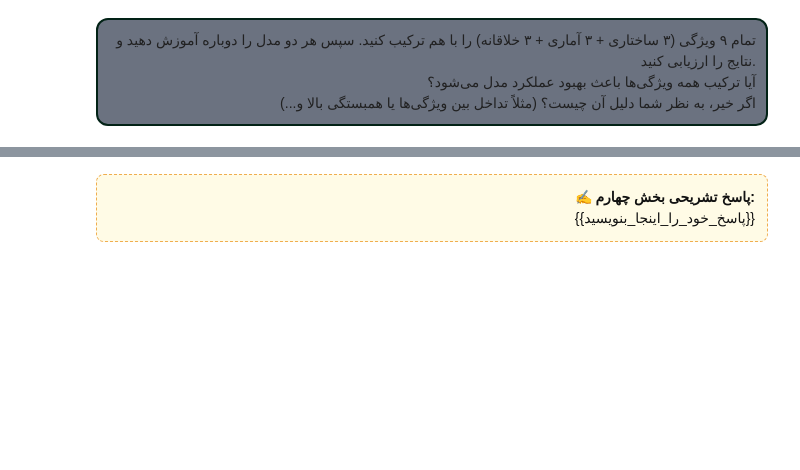
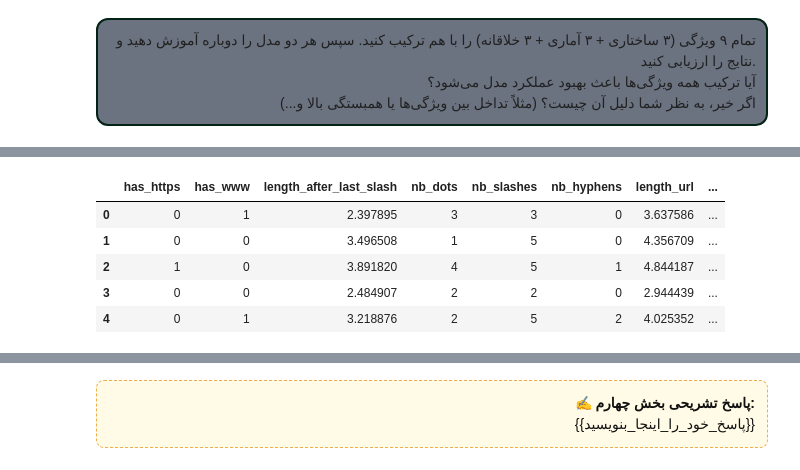
Before and after one commit to NavidAdib98/NLP___spam-detection__URL-phishing-detection, a Jupyter notebook: NLP_HW2.ipynb, the cells around one changed output, grey strips where cells are left out. Drawn from its saved outputs; the diff is of its cells as text; code cells hidden in the pictures; blank space fills up the shorter version.

```diff
--- a/NLP_HW2.ipynb
+++ b/NLP_HW2.ipynb
@@ -1227,0 +1481,37 @@ X_temp.head(5)
+# %%
+# Load data
+df = pd.read_csv("datasets/q2/urls.csv")
+
+# Convert labels
+df['label'] = df['status'].map({'legitimate':0, 'phishing':1})
+# %%
+# Features (custom)
+df['has_https'] = df['url'].apply(lambda x: 1 if x.startswith("https://") else 0)
+df['has_www'] = df['url'].apply(lambda x: 1 if "://www." in x else 0)
+
+def length_after_last_slash(url):
+    # remove trailing slash (to avoid empty result)
+    url = url.rstrip('/')
+    # split and take the last segment
+    last_part = url.split('/')[-1]
+    return  np.log1p(len(last_part))
+
+df['length_after_last_slash'] = df['url'].apply(length_after_last_slash)
+
+# Features (structural)
+df['nb_dots'] = df['url'].apply(lambda x: x.count('.'))
+df['nb_slashes'] = df['url'].apply(lambda x: x.count('/'))
+df['nb_hyphens'] = df['url'].apply(lambda x: x.count('-'))
+
+# Features (statistical)
+df['length_url'] = np.log1p(df['url'].apply(len))
+df['ratio_digits_url'] = df['url'].apply(lambda x: sum(c.isdigit() for c in x)/len(x))
+def longest_word(url):
+    words = re.split(r'[./?&=-]', url)
+    words_alpha = [w for w in words if w.isalpha()]
+    return np.log1p(max([len(w) for w in words_alpha], default=0))
+df['longest_words'] = df['url'].apply(longest_word)
+
+X = df[["has_https","has_www","length_after_last_slash","nb_dots","nb_slashes","nb_hyphens","length_url","ratio_digits_url","longest_words"]]
+y = df["label"]
+X.info()
@@ -1227,0 +1535,9 @@ X_temp.head(5)
+# %%
+X.head(5)
+# %% [output]
+|  | has_https | has_www | length_after_last_slash | nb_dots | nb_slashes | nb_hyphens | length_url | ... |
+| 0 | 0 | 1 | 2.397895 | 3 | 3 | 0 | 3.637586 | ... |
+| 1 | 0 | 0 | 3.496508 | 1 | 5 | 0 | 4.356709 | ... |
+| 2 | 1 | 0 | 3.891820 | 4 | 5 | 1 | 4.844187 | ... |
+| 3 | 0 | 0 | 2.484907 | 2 | 2 | 0 | 2.944439 | ... |
+| 4 | 0 | 1 | 3.218876 | 2 | 5 | 2 | 4.025352 | ... |
```
Also changed, not shown: parts of 16 cells of this notebook.
